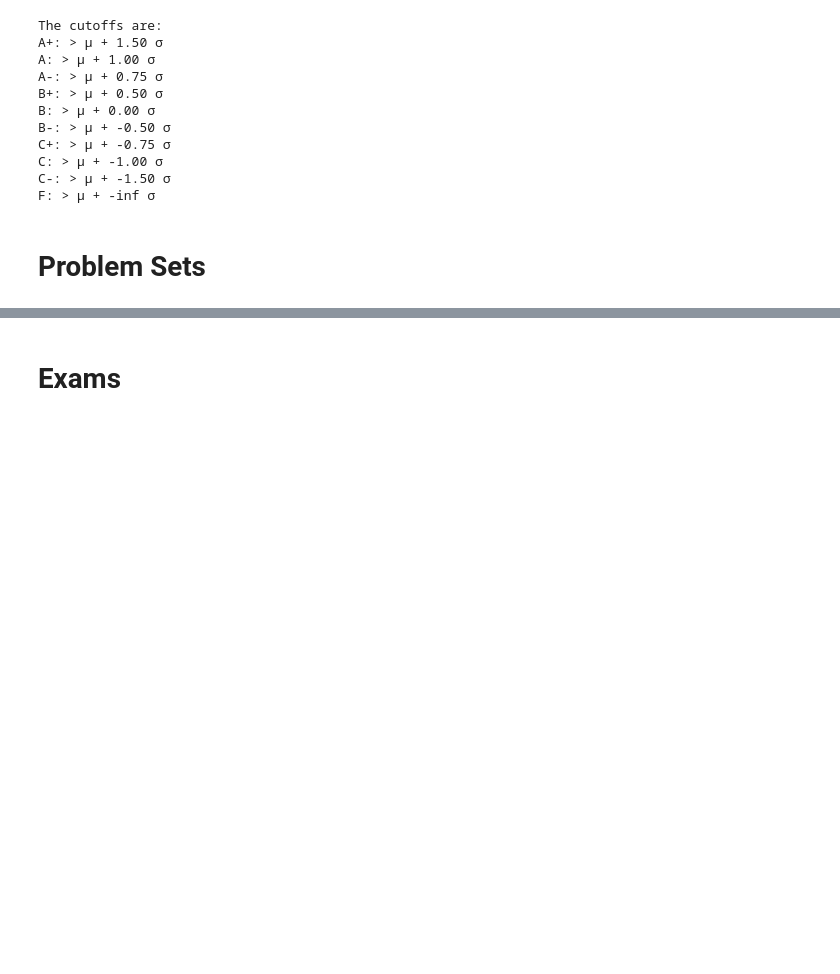
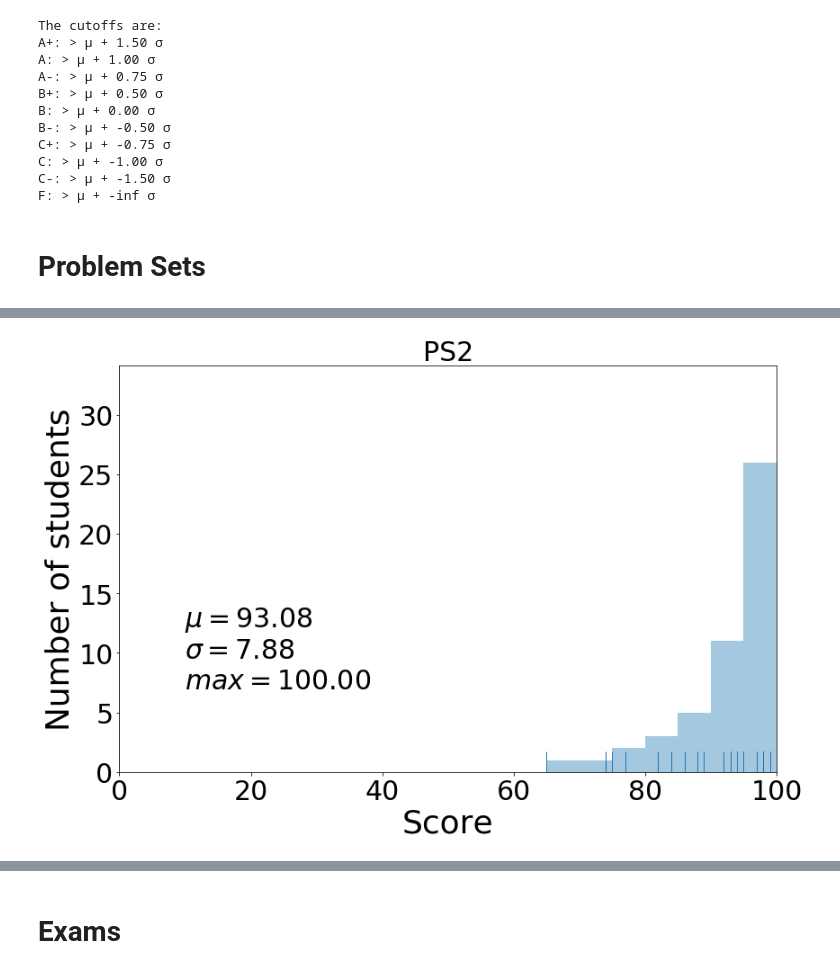
Before and after one commit to materialsvirtuallab/nano106, a Jupyter notebook: grades/Spring2019/NANO106_Grades_Spring2019.ipynb, the cells around one changed output, grey strips where cells are left out. Drawn from its saved outputs; the diff is of its cells as text; code cells hidden in the pictures; blank space fills up the shorter version.

```diff
--- a/grades/Spring2019/NANO106_Grades_Spring2019.ipynb
+++ b/grades/Spring2019/NANO106_Grades_Spring2019.ipynb
@@ -157,3 +157,5 @@ cutoffs = bar_plot(d, "PS1", annotate=False)
 # %%
-#cutoffs = bar_plot(d, "PS2", annotate=False)
+cutoffs = bar_plot(d, "PS2", annotate=False)
+# %% [output]
+[figure, added]
 # %%
```
Also changed, not shown: parts of 7 cells of this notebook.
